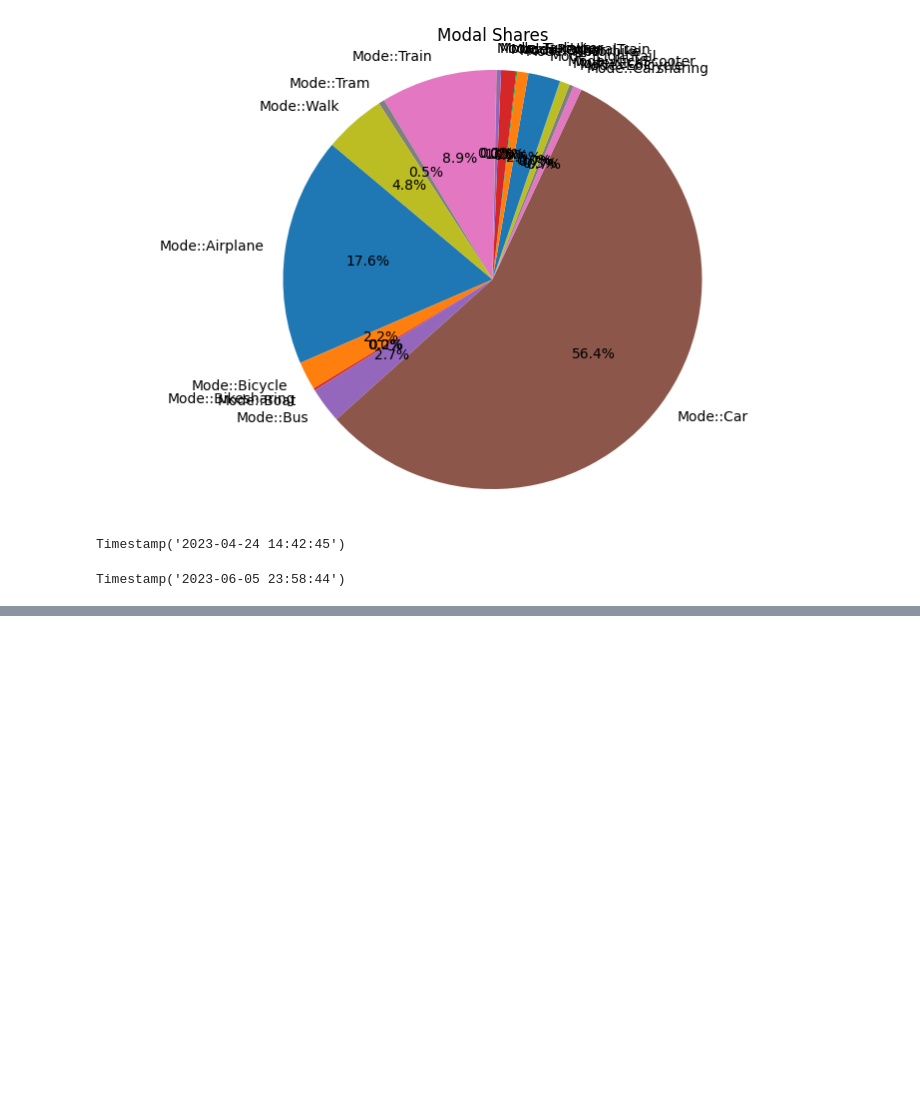
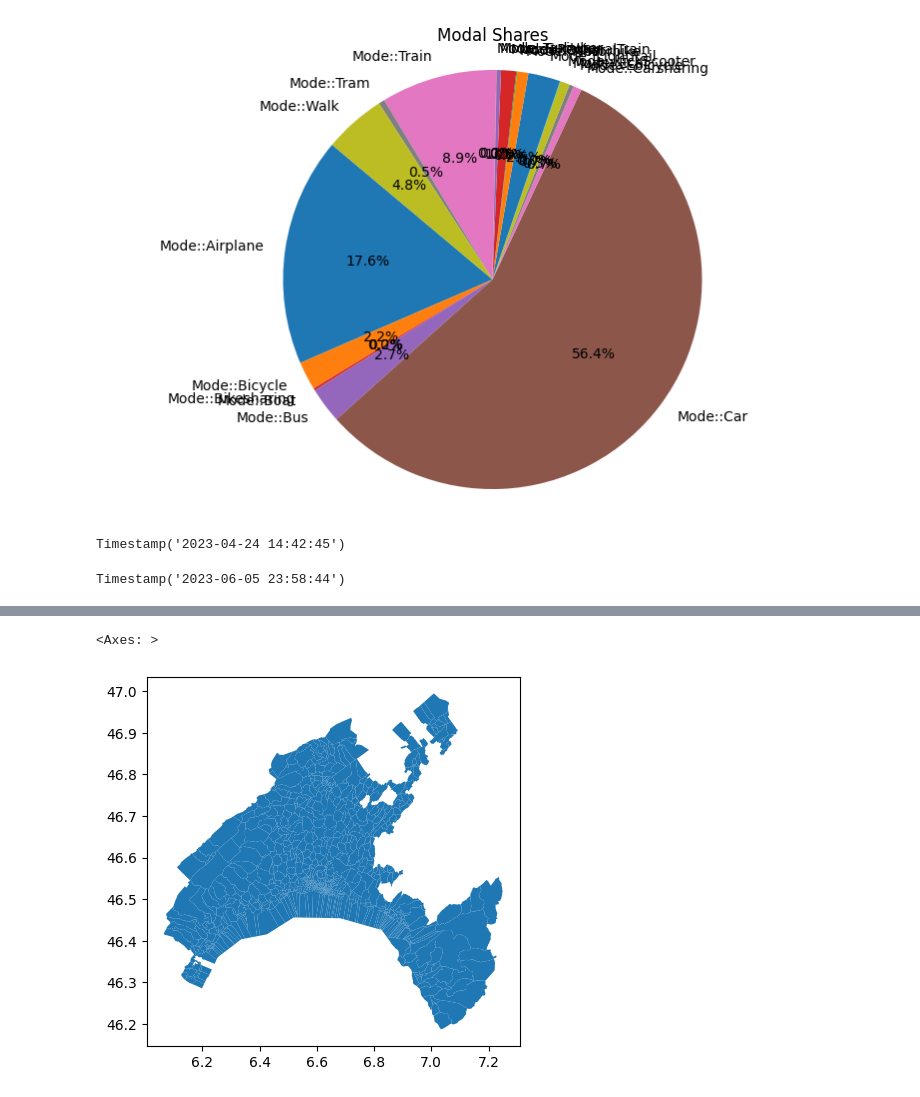
Before and after one commit to meschultheiss/Feuille-de-route-GPS, a Jupyter notebook: Notebooks/module1_v4.ipynb, the cells around one changed output, grey strips where cells are left out. Saved outputs shown, nothing was run; the diff lists cells and outputs as text; code cells hidden in the pictures; blank space fills up the shorter version.

```diff
--- a/Notebooks/module1_v4.ipynb
+++ b/Notebooks/module1_v4.ipynb
@@ -519,0 +562,5 @@ Timestamp('2023-06-05 23:58:44')
+# %%
+TAZ[TAZ.N_KT=='VD'].plot()
+# %% [output]
+<Axes: >
+[figure, added]
```
Also changed, not shown: parts of 9 cells of this notebook, 5 other files.
